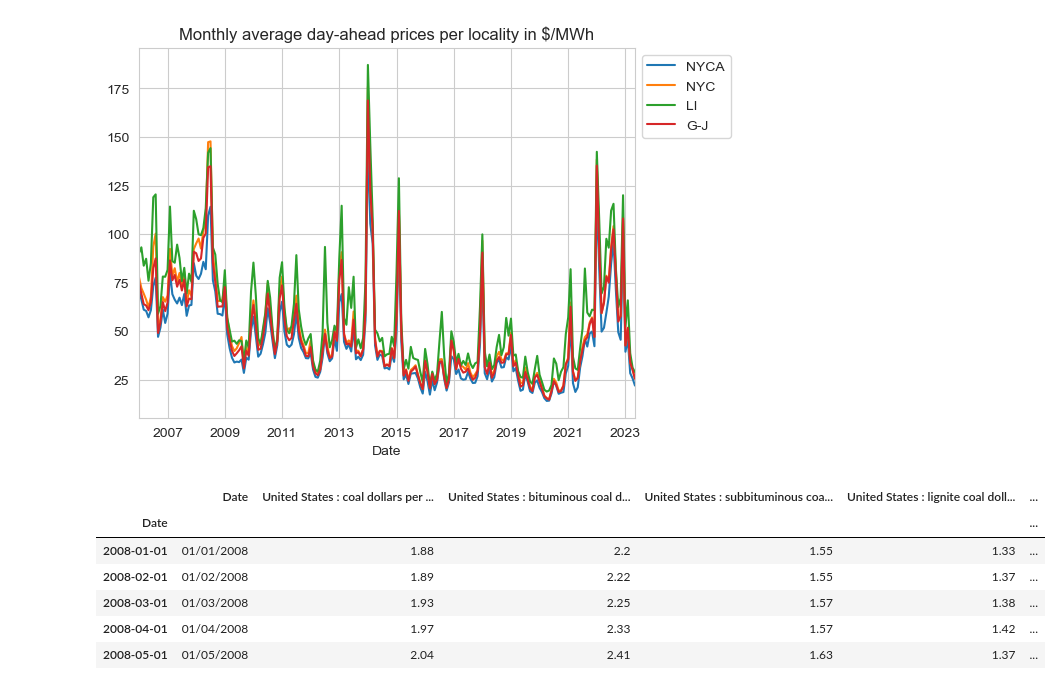
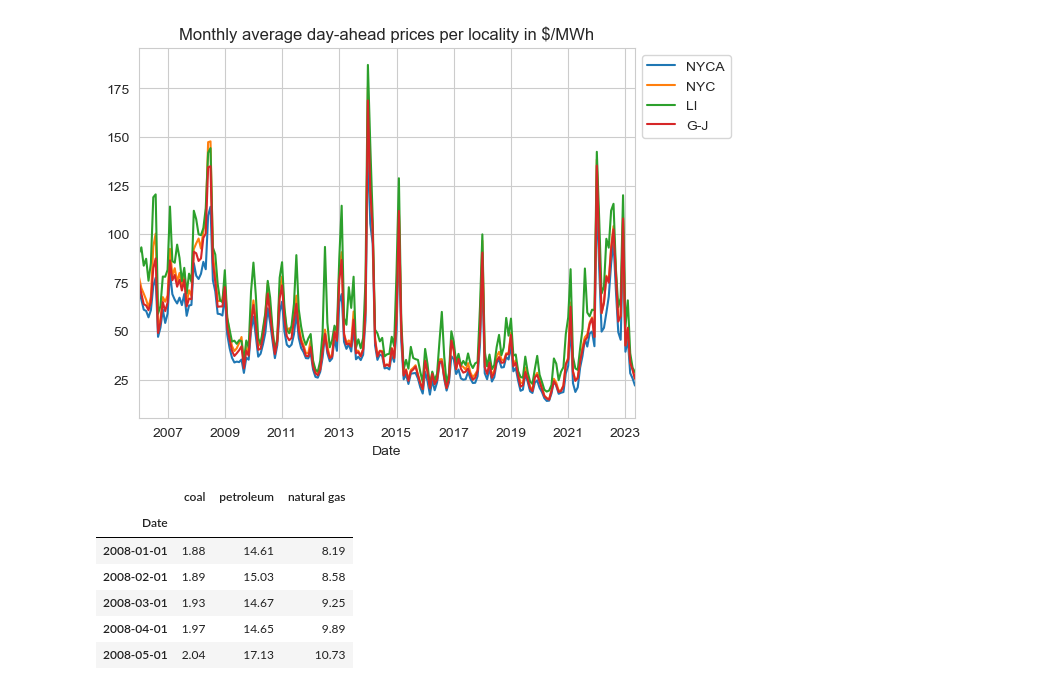
Before and after one commit to borvendegmate/tum_power_system_economics, a Jupyter notebook: code/wholesale.ipynb, the cells around one changed output. Saved outputs shown, nothing was run; the diff lists cells and outputs as text; code cells hidden in the pictures.

```diff
--- a/code/wholesale.ipynb
+++ b/code/wholesale.ipynb
@@ -88,16 +88,25 @@ Text(0.5, 1.0, 'Monthly average day-ahead prices per locality in $/MWh')
 [figure]
 # %%
 fuels = pd.read_csv('../data/fuels/fuels.csv')
-fuels = fuels.set_index(pd.to_datetime(fuels['Date'], dayfirst=True))
+cols = ['coal', 'petroleum', 'natural gas']
+fuels = (fuels
+         .set_index(pd.to_datetime(fuels['Date'],
+                                   dayfirst=True))
+         [['United States : coal dollars per million Btu',
+           'United States : petroleum liquids dollars per million Btu',
+           'United States : natural gas dollars per million Btu']]
+        )
+fuels.columns = cols
+
 fuels.head()
 # %% [output]
-|  | Date | United States : coal dollars per ... | United States : bituminous coal d... | United States : subbituminous coa... | United States : lignite coal doll... | ... |
-| Date |  |  |  |  |  | ... |
-| 2008-01-01 | 01/01/2008 | 1.88 | 2.2 | 1.55 | 1.33 | ... |
-| 2008-02-01 | 01/02/2008 | 1.89 | 2.22 | 1.55 | 1.37 | ... |
-| 2008-03-01 | 01/03/2008 | 1.93 | 2.25 | 1.57 | 1.38 | ... |
-| 2008-04-01 | 01/04/2008 | 1.97 | 2.33 | 1.57 | 1.42 | ... |
-| 2008-05-01 | 01/05/2008 | 2.04 | 2.41 | 1.63 | 1.37 | ... |
+|  | coal | petroleum | natural gas |
+| Date |  |  |  |
+| 2008-01-01 | 1.88 | 14.61 | 8.19 |
+| 2008-02-01 | 1.89 | 15.03 | 8.58 |
+| 2008-03-01 | 1.93 | 14.67 | 9.25 |
+| 2008-04-01 | 1.97 | 14.65 | 9.89 |
+| 2008-05-01 | 2.04 | 17.13 | 10.73 |
 # %%
 ax = fuels.plot()
 sns.move_legend(ax, "upper left", bbox_to_anchor=(1, 1))
```
Also changed, not shown: parts of 4 cells of this notebook, 1 other file.
